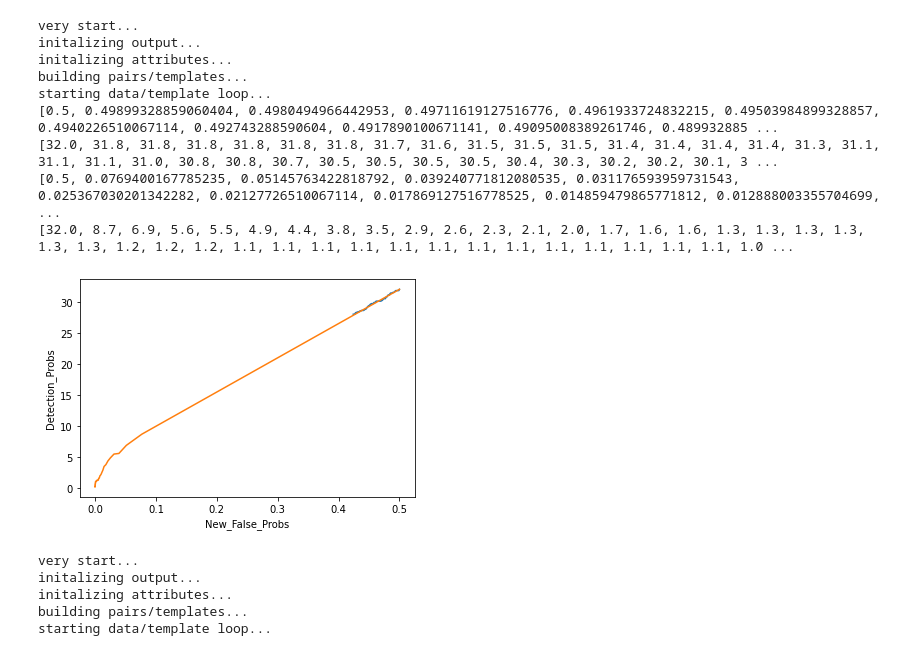
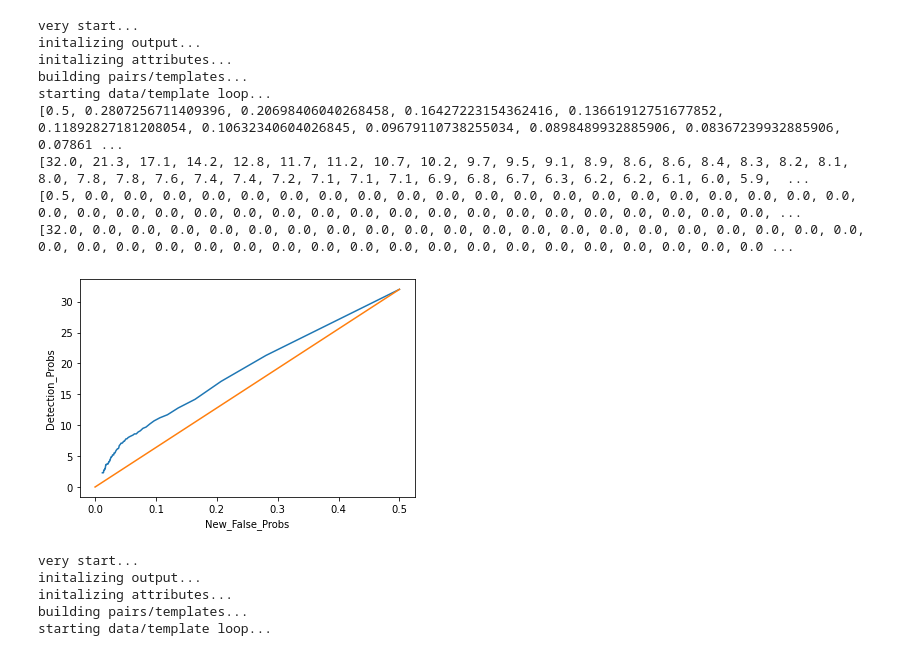
Before and after one commit to mickbrawler/Waveforms, a Jupyter notebook: Onsource_Analysis.ipynb, the cells around one changed output. Saved outputs shown, nothing was run; the diff lists cells and outputs as text; code cells hidden in the pictures.

Commit message:
ROC Curve complete!

```diff
--- a/Onsource_Analysis.ipynb
+++ b/Onsource_Analysis.ipynb
@@ -454,39 +454,44 @@ class OnSource:
             ii += 1
 
         return C
-# %%
-#N_A, N_g, N_f, t0_tf, T, b, D, trials, N_t
-x=OnSource(4, 4, 4, 4, 10, 4, 0.3, 10,"test",N_t=250)
-# Chi Square stat isn't working
-#stat_list = ["CC_IJ", "CS_IJ", "CC_IJ/(1+CS_IJ)"]
-stat_list = ["CC_IJ", "CC_IJ/(1+CS_IJ)"]
-
-stat_length = len(stat_list)
-#CC_IJ,CS_IJ
-
-for s in range(stat_length):
-    x.rho(stat=stat_list[s])
-    x.window(.02)
-    x.test_plotter(8,100)
-    print(x.New_False_Prob)
-    print(x.Detection_Prob)
-    plt.plot(x.New_False_Prob,x.Detection_Prob)
-
-
-plt.xlabel("New_False_Probs")
-plt.ylabel("Detection_Probs")
-plt.show()
-# %% [output]
-very start...
-initalizing output...
-initalizing attributes...
-building pairs/templates...
-starting data/template loop...
-[0.5, 0.49899328859060404, 0.4980494966442953, 0.49711619127516776, 0.4961933724832215, 0.49503984899328857, 0.4940226510067114, 0.492743288590604, 0.4917890100671141, 0.49095008389261746, 0.489932885 ...
-[32.0, 31.8, 31.8, 31.8, 31.8, 31.8, 31.8, 31.7, 31.6, 31.5, 31.5, 31.5, 31.4, 31.4, 31.4, 31.4, 31.3, 31.1, 31.1, 31.1, 31.0, 30.8, 30.8, 30.7, 30.5, 30.5, 30.5, 30.5, 30.4, 30.3, 30.2, 30.2, 30.1, 3 ...
-[0.5, 0.0769400167785235, 0.05145763422818792, 0.039240771812080535, 0.031176593959731543, 0.025367030201342282, 0.02127726510067114, 0.017869127516778525, 0.014859479865771812, 0.012888003355704699,  ...
-[32.0, 8.7, 6.9, 5.6, 5.5, 4.9, 4.4, 3.8, 3.5, 2.9, 2.6, 2.3, 2.1, 2.0, 1.7, 1.6, 1.6, 1.3, 1.3, 1.3, 1.3, 1.3, 1.3, 1.2, 1.2, 1.2, 1.1, 1.1, 1.1, 1.1, 1.1, 1.1, 1.1, 1.1, 1.1, 1.1, 1.1, 1.1, 1.1, 1.0 ...
-[figure, removed]
+# %%
+#N_A, N_g, N_f, t0_tf, T, b, D, trials, N_t
+x=OnSource(4, 4, 4, 4, 10, 4, 0.3, 10,"test",N_t=250)
+# Chi Square stat isn't working
+#stat_list = ["CC_IJ", "CS_IJ", "CC_IJ/(1+CS_IJ)"]
+stat_list = ["CC_IJ", "CC_IJ/(1+CS_IJ)"]
+
+stat_length = len(stat_list)
+#CC_IJ,CS_IJ
+
+New_False_Probs = []
+Detection_Probs = []
+
+for s in range(stat_length):
+    x.rho(stat=stat_list[s])
+    x.window(.02)
+    x.test_plotter(10000,100)
+    print(x.New_False_Prob)
+    print(x.Detection_Prob)
+    plt.plot(x.New_False_Prob,x.Detection_Prob)
+
+
+plt.xlabel("New_False_Probs")
+plt.ylabel("Detection_Probs")
+#plt.gca().invert_yaxis()
+#plt.gca().invert_xaxis()
+plt.show()
+# %% [output]
+very start...
+initalizing output...
+initalizing attributes...
+building pairs/templates...
+starting data/template loop...
+[0.5, 0.2807256711409396, 0.20698406040268458, 0.16427223154362416, 0.13661912751677852, 0.11892827181208054, 0.10632340604026845, 0.09679110738255034, 0.0898489932885906, 0.08367239932885906, 0.07861 ...
+[32.0, 21.3, 17.1, 14.2, 12.8, 11.7, 11.2, 10.7, 10.2, 9.7, 9.5, 9.1, 8.9, 8.6, 8.6, 8.4, 8.3, 8.2, 8.1, 8.0, 7.8, 7.8, 7.6, 7.4, 7.4, 7.2, 7.1, 7.1, 7.1, 6.9, 6.8, 6.7, 6.3, 6.2, 6.2, 6.1, 6.0, 5.9,  ...
+[0.5, 0.0, 0.0, 0.0, 0.0, 0.0, 0.0, 0.0, 0.0, 0.0, 0.0, 0.0, 0.0, 0.0, 0.0, 0.0, 0.0, 0.0, 0.0, 0.0, 0.0, 0.0, 0.0, 0.0, 0.0, 0.0, 0.0, 0.0, 0.0, 0.0, 0.0, 0.0, 0.0, 0.0, 0.0, 0.0, 0.0, 0.0, 0.0, 0.0, ...
+[32.0, 0.0, 0.0, 0.0, 0.0, 0.0, 0.0, 0.0, 0.0, 0.0, 0.0, 0.0, 0.0, 0.0, 0.0, 0.0, 0.0, 0.0, 0.0, 0.0, 0.0, 0.0, 0.0, 0.0, 0.0, 0.0, 0.0, 0.0, 0.0, 0.0, 0.0, 0.0, 0.0, 0.0, 0.0, 0.0, 0.0, 0.0, 0.0, 0.0 ...
+[figure, added]
 # %%
 #N_A, N_g, N_f, t0_tf, T, b, D, trials, N_t
 x=OnSource(4, 4, 4, 4, 10, 4, 0.3, 10,"test",N_t=250)
```
Also changed, not shown: parts of 7 cells of this notebook.
